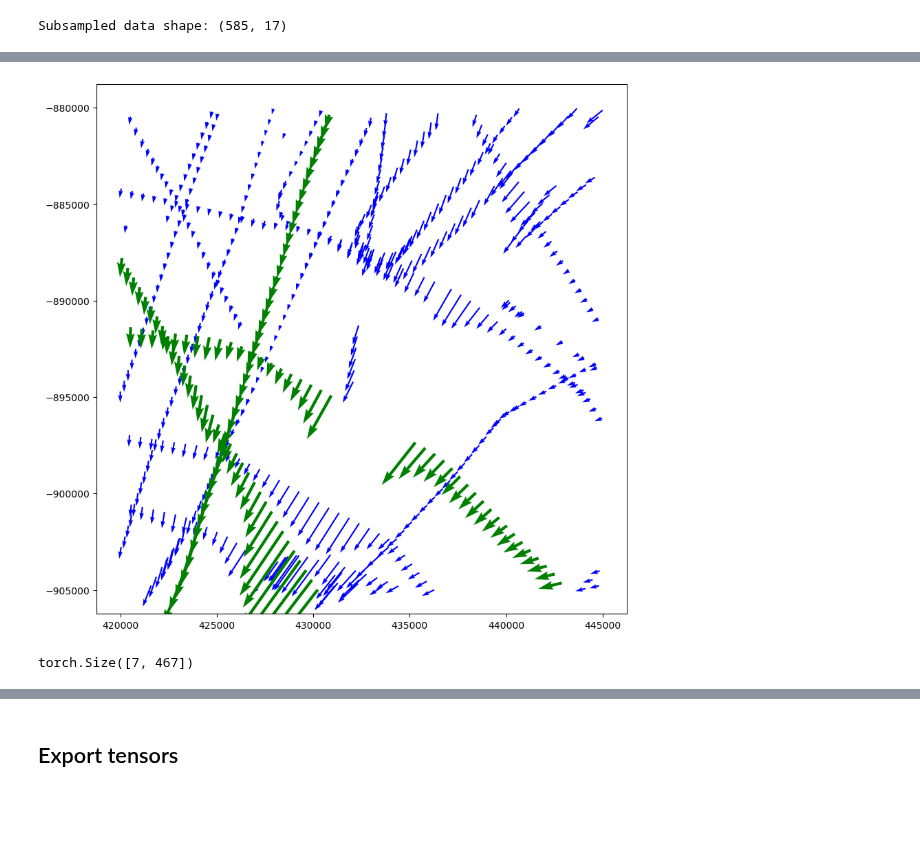
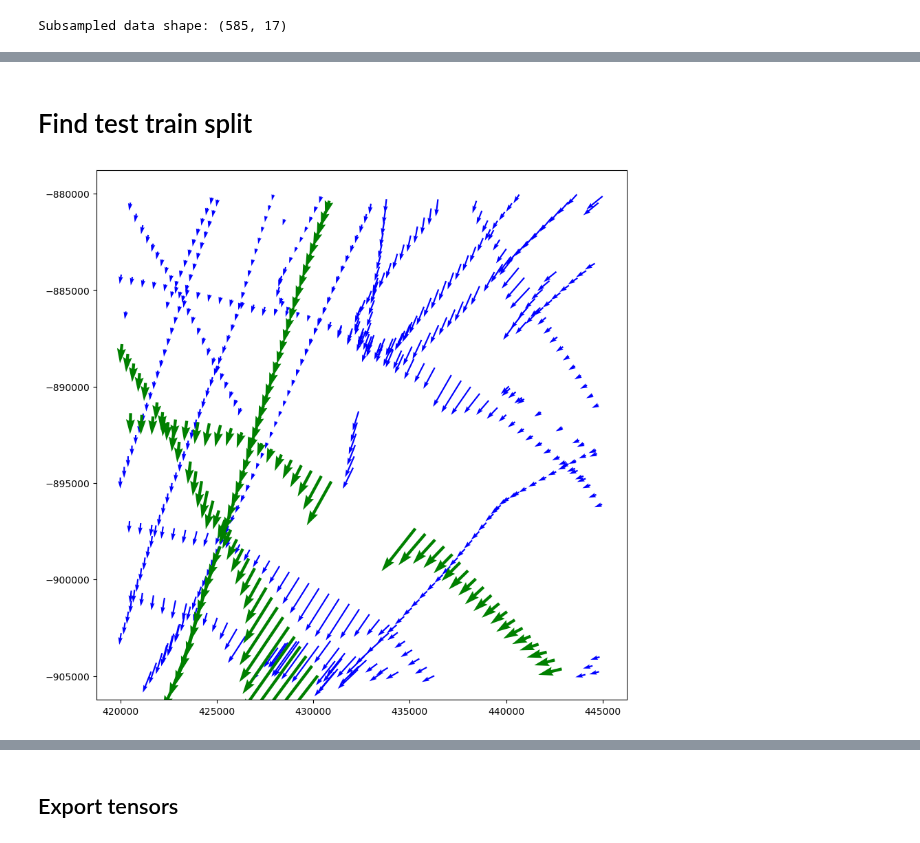
Before and after one commit to kimbente/ice_thickness, a Jupyter notebook: preprocess_real_data.ipynb, the cells around one changed output, grey strips where cells are left out. Cells and saved outputs as stored; diff of their text form; code cells hidden in the pictures; blank space fills up the shorter version.

```diff
--- a/preprocess_real_data.ipynb
+++ b/preprocess_real_data.ipynb
@@ -214,6 +214,8 @@ for region_name in region_names:
     # Step 5: for this region, remove
     combined_df = combined_df[combined_df.source != 'NASA_2017_ICEBRIDGE_AIR_BM3.csv']
 
+    combined_df = combined_df.reset_index(drop = True)
+
     print(f"Subsampled data shape: {combined_df.shape}")
 # %% [output]
 Subsampled data shape: (585, 17)
@@ -220,87 +292,40 @@ Subsampled data shape: (585, 17)
+# %%
+combined_df_mindist = combined_df.drop(index = removal_indices).reset_index(drop = True)
+# %% [markdown]
+# Find test train split
 # %%
 fig, ax = plt.subplots(figsize = (10, 10))
 
-all_indices = list(range(combined_df.shape[0]))
+all_indices = list(range(combined_df_mindist.shape[0]))
 
 # Define test indices manually by trial and error
 test_indices = list(list(range(107, 146)) # horizontal line
-                    + list(range(360, 404)) # vertical line left
-                    + list(range(515, 550))
+                    + list(range(356, 399)) # vertical line left
+                    + list(range(509, 542)) # left corner
                     )
 
 train_indices = list(set(all_indices) - set(test_indices))
 
-df_train = combined_df.iloc[train_indices]
-df_test = combined_df.iloc[test_indices]
+df_train = combined_df_mindist.iloc[train_indices]
+df_test = combined_df_mindist.iloc[test_indices]
 
 ax.quiver(
         df_train["x"],
         df_train["y"],
         df_train["xflux"],
         df_train["yflux"],
         color = "blue")
 
 ax.quiver(
         df_test["x"],
         df_test["y"],
         df_test["xflux"],
         df_test["yflux"],
         color = "g")
 
 ax.set_aspect('equal')
 # %% [output]
-[figure, old version]
+[figure, new version]
-# %%
-x_tensor_train = torch.tensor(
-    (combined_df.iloc[train_indices].x - x_min) / (x_max - x_min),
-    dtype = torch.float32
-)
-
-y_tensor_train = torch.tensor(
-    (combined_df.iloc[train_indices].y - y_min) / (y_max - y_min),
-    dtype = torch.float32
-)
-
-scale = 200 * 1000
-surface_scale = 1000
-
-s_tensor_train = torch.tensor(
-    combined_df.iloc[train_indices].s / surface_scale,
-    dtype = torch.float32
-)
-
-xflux_tensor_train = torch.tensor(
-    combined_df.iloc[train_indices].xflux / scale,
-    dtype = torch.float32
-)
-
-yflux_tensor_train = torch.tensor(
-    combined_df.iloc[train_indices].yflux / scale,
-    dtype = torch.float32
-)
-
-xfluxerr_tensor_train = torch.tensor(
-    combined_df.iloc[train_indices].xflux_err / scale,
-    dtype = torch.float32
-)
-
-yfluxerr_tensor_train = torch.tensor(
-    combined_df.iloc[train_indices].yflux_err / scale,
-    dtype = torch.float32
-)
-
-torch.cat(
-    (x_tensor_train.unsqueeze(0),
-     y_tensor_train.unsqueeze(0),
-     s_tensor_train.unsqueeze(0),
-     xflux_tensor_train.unsqueeze(0),
-     yflux_tensor_train.unsqueeze(0),
-     xfluxerr_tensor_train.unsqueeze(0),
-     yfluxerr_tensor_train.unsqueeze(0)),
-    dim = 0
-)
-# %% [output]
-torch.Size([7, 467])
 # %%
 def df_to_tensor(df, x_min, x_max, y_min, y_max, flux_scale, surface_scale = 1000):
     """
```
Also changed, not shown: parts of 5 cells of this notebook, 14 other files.
